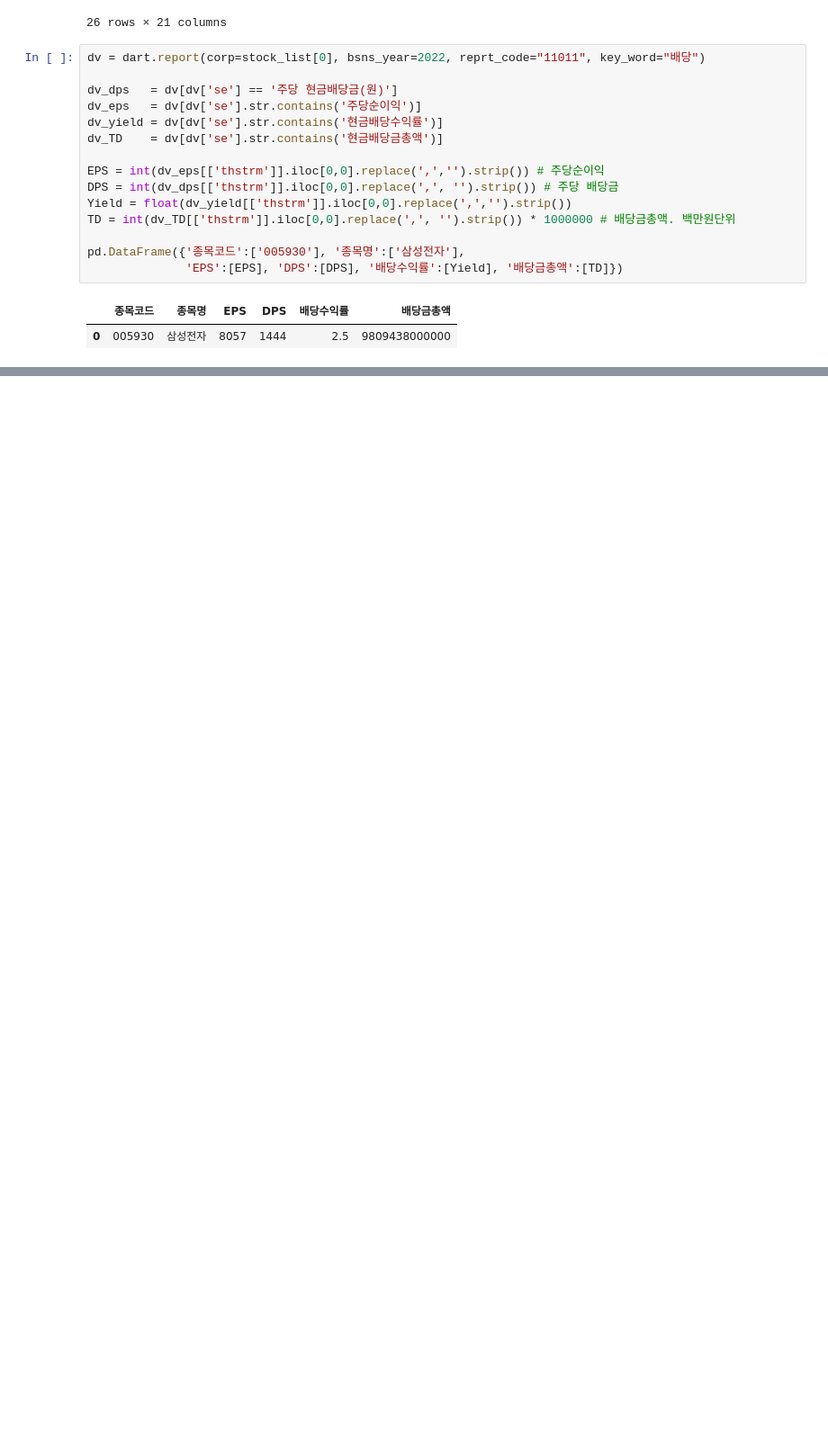
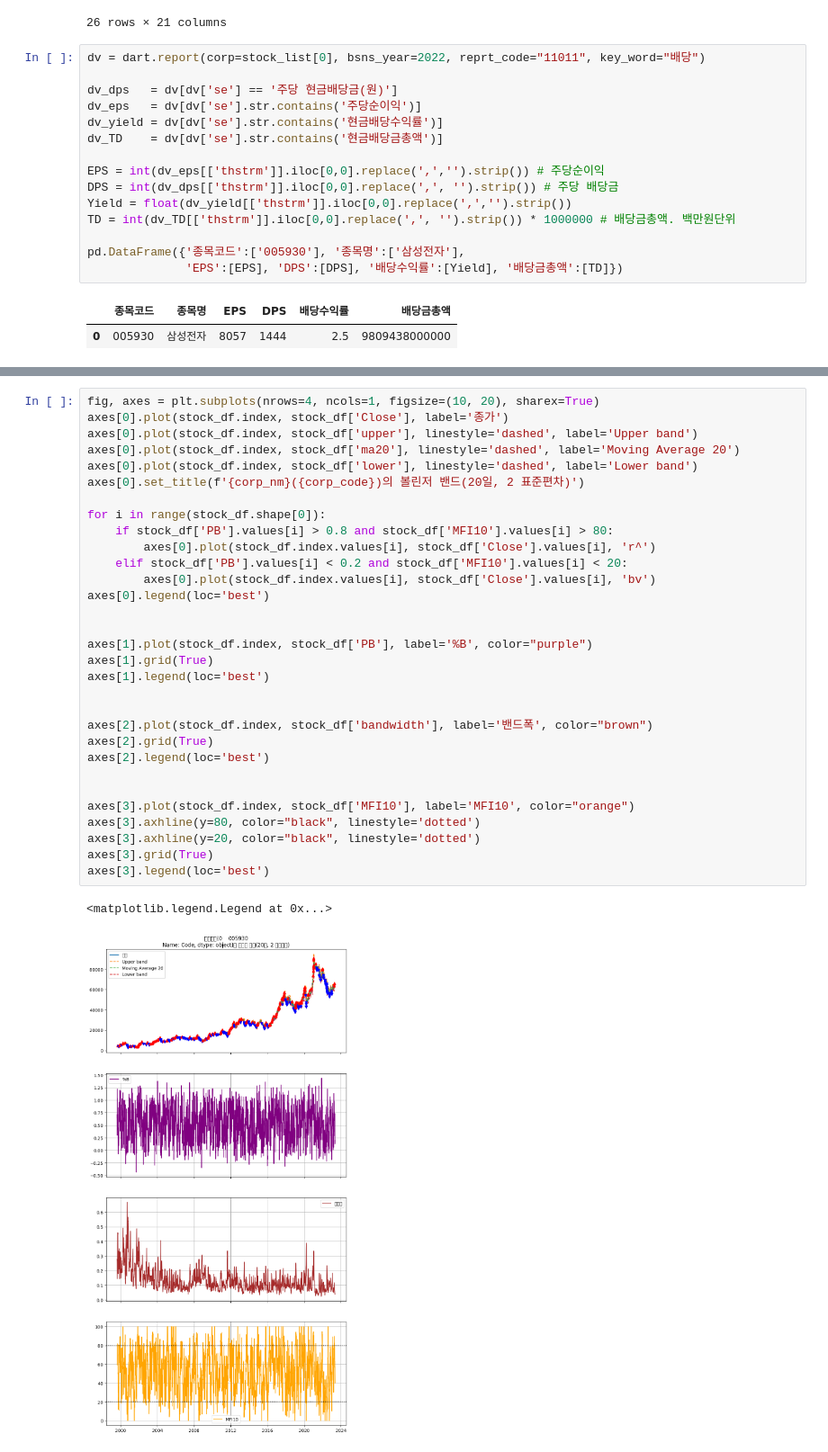
Before and after one commit to chickchop/algo_trader, a Jupyter notebook: algo/test.ipynb, the cells around one changed output, grey strips where cells are left out. Shown at 90% size. Cells and saved outputs as stored; diff of their text form; blank space fills up the shorter version.

Commit message:
[FEAT] Add chart_analysis

```diff
--- a/algo/test.ipynb
+++ b/algo/test.ipynb
@@ -79,0 +145,34 @@ pd.DataFrame({'종목코드':['005930'], '종목명':['삼성전자'],
+# %%
+fig, axes = plt.subplots(nrows=4, ncols=1, figsize=(10, 20), sharex=True)
+axes[0].plot(stock_df.index, stock_df['Close'], label='종가')
+axes[0].plot(stock_df.index, stock_df['upper'], linestyle='dashed', label='Upper band')
+axes[0].plot(stock_df.index, stock_df['ma20'], linestyle='dashed', label='Moving Average 20')
+axes[0].plot(stock_df.index, stock_df['lower'], linestyle='dashed', label='Lower band')
+axes[0].set_title(f'{corp_nm}({corp_code})의 볼린저 밴드(20일, 2 표준편차)')
+
+for i in range(stock_df.shape[0]):
+    if stock_df['PB'].values[i] > 0.8 and stock_df['MFI10'].values[i] > 80:
+        axes[0].plot(stock_df.index.values[i], stock_df['Close'].values[i], 'r^')
+    elif stock_df['PB'].values[i] < 0.2 and stock_df['MFI10'].values[i] < 20:
+        axes[0].plot(stock_df.index.values[i], stock_df['Close'].values[i], 'bv')
+axes[0].legend(loc='best')
+
+
+axes[1].plot(stock_df.index, stock_df['PB'], label='%B', color="purple")
+axes[1].grid(True)
+axes[1].legend(loc='best')
+
+
+axes[2].plot(stock_df.index, stock_df['bandwidth'], label='밴드폭', color="brown")
+axes[2].grid(True)
+axes[2].legend(loc='best')
+
+
+axes[3].plot(stock_df.index, stock_df['MFI10'], label='MFI10', color="orange")
+axes[3].axhline(y=80, color="black", linestyle='dotted')
+axes[3].axhline(y=20, color="black", linestyle='dotted')
+axes[3].grid(True)
+axes[3].legend(loc='best')
+# %% [output]
+<matplotlib.legend.Legend at 0x...>
+[figure, added]
```
Also changed, not shown: parts of 6 cells of this notebook, 8 other files.
